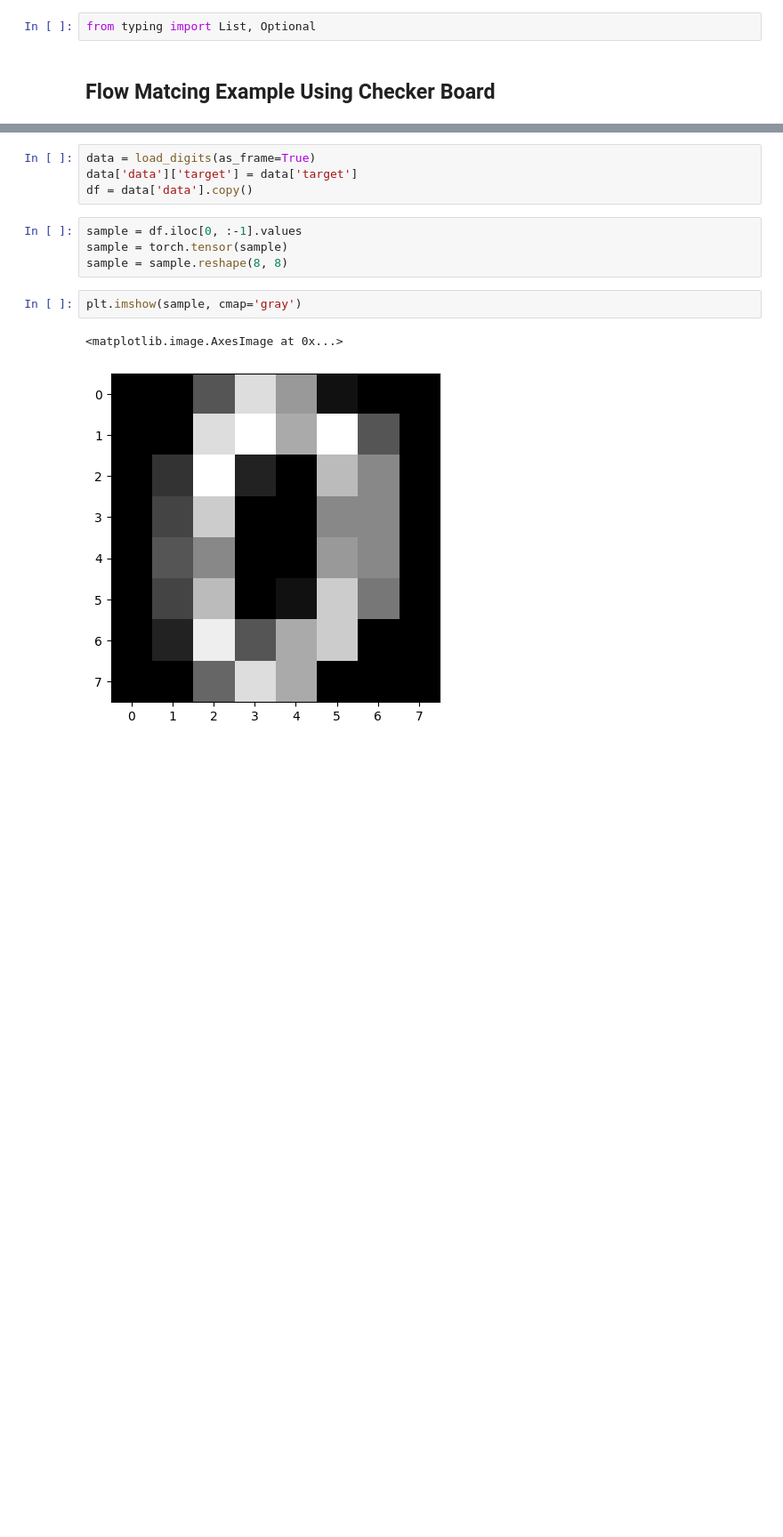
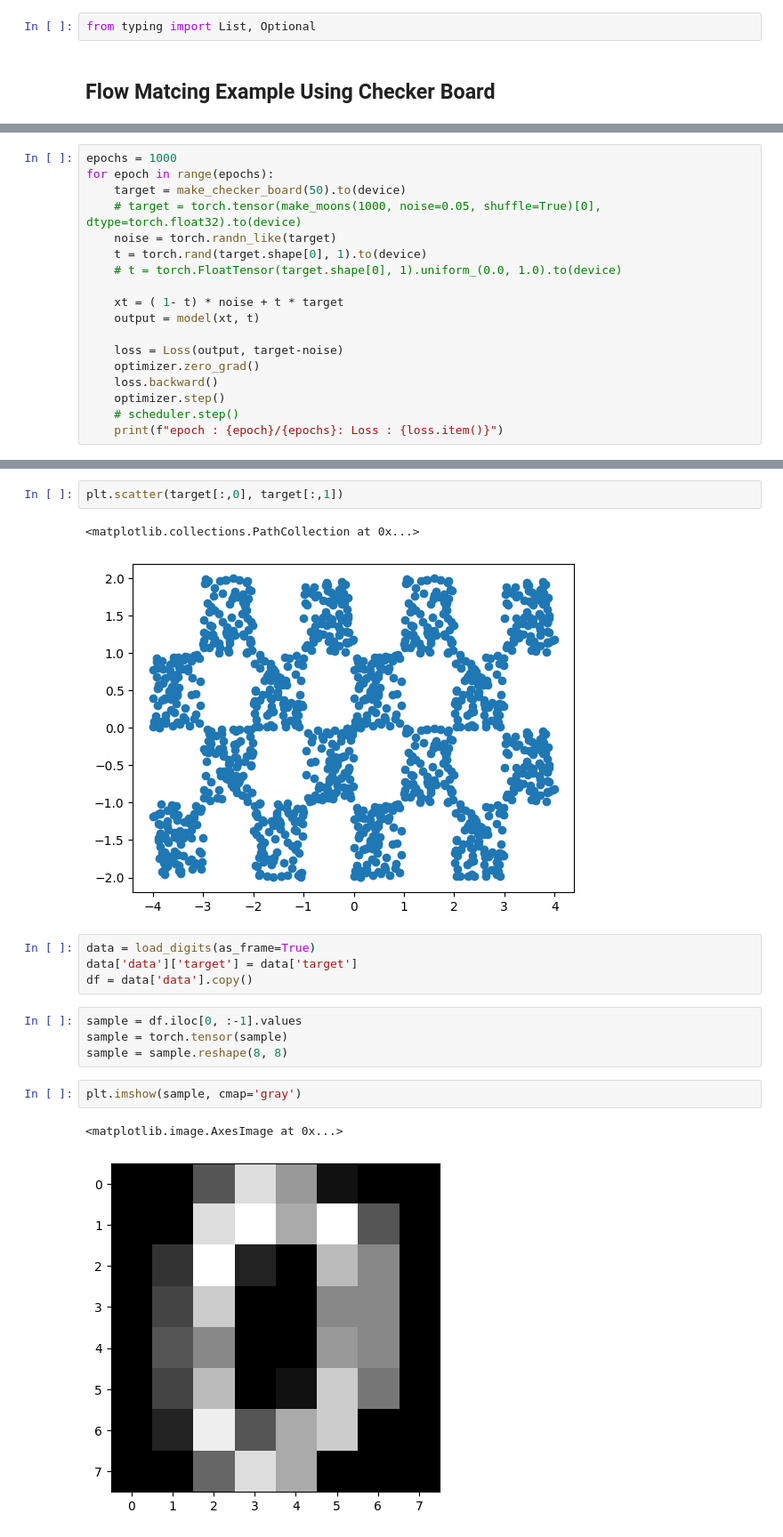
Before and after one commit to arafatshovon/flow-matching-and-llm, a Jupyter notebook: Flow_Matching.ipynb, the cells around one changed output, grey strips where cells are left out. Shown at 89% size. Saved outputs shown, nothing was run; the diff lists cells and outputs as text; blank space fills up the shorter version.

```diff
--- a/Flow_Matching.ipynb
+++ b/Flow_Matching.ipynb
@@ -40,0 +117,18 @@ torch.Size([1600, 2])
+# %%
+epochs = 1000
+for epoch in range(epochs):
+    target = make_checker_board(50).to(device)
+    # target = torch.tensor(make_moons(1000, noise=0.05, shuffle=True)[0], dtype=torch.float32).to(device)
+    noise = torch.randn_like(target)
+    t = torch.rand(target.shape[0], 1).to(device)
+    # t = torch.FloatTensor(target.shape[0], 1).uniform_(0.0, 1.0).to(device)
+
+    xt = ( 1- t) * noise + t * target
+    output = model(xt, t)
+
+    loss = Loss(output, target-noise)
+    optimizer.zero_grad()
+    loss.backward()
+    optimizer.step()
+    # scheduler.step()
+    print(f"epoch : {epoch}/{epochs}: Loss : {loss.item()}")
@@ -41,3 +149,8 @@ torch.Size([1600, 2])
+# %%
+plt.scatter(target[:,0], target[:,1])
+# %% [output]
+<matplotlib.collections.PathCollection at 0x...>
+[figure, added]
 # %%
 data = load_digits(as_frame=True)
 data['data']['target'] = data['target']
```
Also changed, not shown: parts of 13 cells of this notebook.
